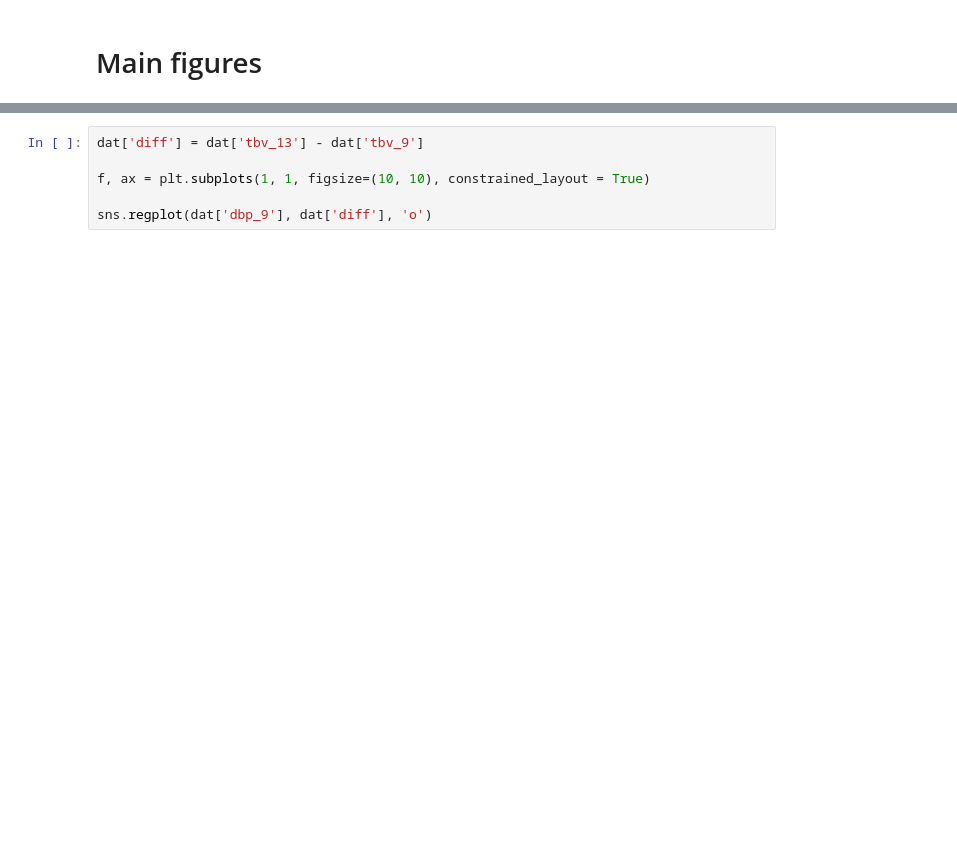
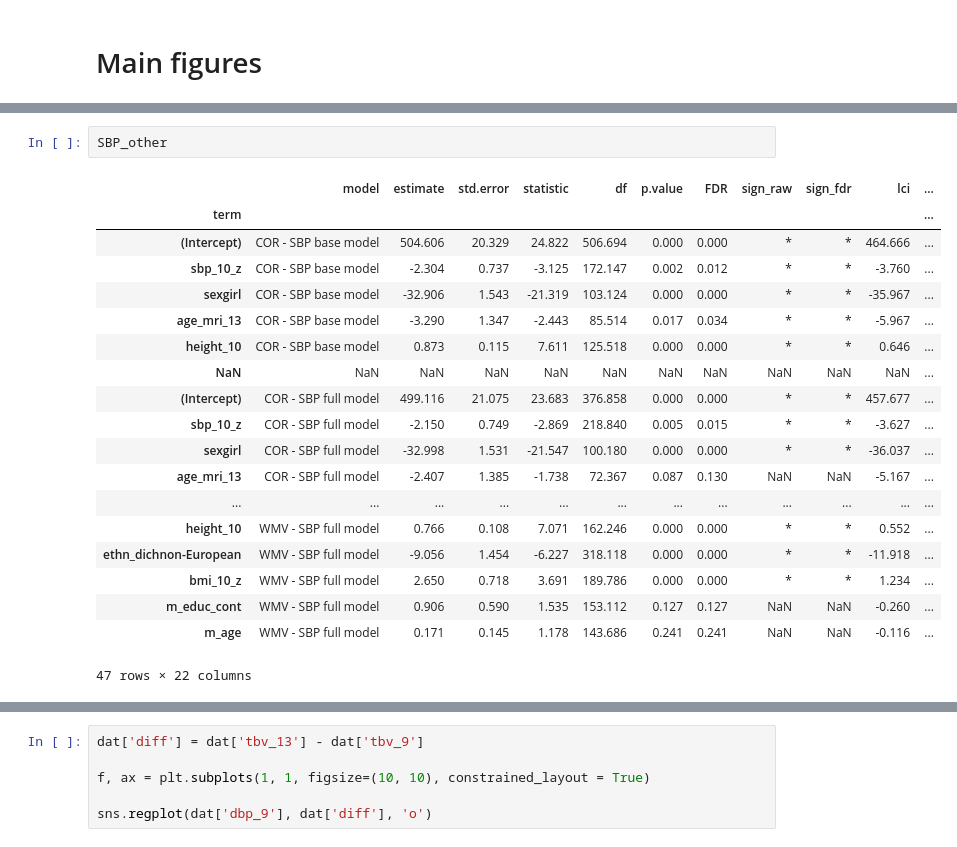
Before and after one commit to SereDef/arterial-health-brain, a Jupyter notebook: 4-Figures.ipynb, the cells around one changed output, grey strips where cells are left out. Cells and saved outputs as stored; diff of their text form; blank space fills up the shorter version.

```diff
--- a/4-Figures.ipynb
+++ b/4-Figures.ipynb
@@ -511,0 +674,22 @@ def plotlong(exp,outc):
+# %%
+SBP_other
+# %% [output]
+|  | model | estimate | std.error | statistic | df | p.value | FDR | sign_raw | sign_fdr | lci | ... |
+| term |  |  |  |  |  |  |  |  |  |  | ... |
+| (Intercept) | COR - SBP base model | 504.606 | 20.329 | 24.822 | 506.694 | 0.000 | 0.000 | * | * | 464.666 | ... |
+| sbp_10_z | COR - SBP base model | -2.304 | 0.737 | -3.125 | 172.147 | 0.002 | 0.012 | * | * | -3.760 | ... |
+| sexgirl | COR - SBP base model | -32.906 | 1.543 | -21.319 | 103.124 | 0.000 | 0.000 | * | * | -35.967 | ... |
+| age_mri_13 | COR - SBP base model | -3.290 | 1.347 | -2.443 | 85.514 | 0.017 | 0.034 | * | * | -5.967 | ... |
+| height_10 | COR - SBP base model | 0.873 | 0.115 | 7.611 | 125.518 | 0.000 | 0.000 | * | * | 0.646 | ... |
+| NaN | NaN | NaN | NaN | NaN | NaN | NaN | NaN | NaN | NaN | NaN | ... |
+| (Intercept) | COR - SBP full model | 499.116 | 21.075 | 23.683 | 376.858 | 0.000 | 0.000 | * | * | 457.677 | ... |
+| sbp_10_z | COR - SBP full model | -2.150 | 0.749 | -2.869 | 218.840 | 0.005 | 0.015 | * | * | -3.627 | ... |
+| sexgirl | COR - SBP full model | -32.998 | 1.531 | -21.547 | 100.180 | 0.000 | 0.000 | * | * | -36.037 | ... |
+| age_mri_13 | COR - SBP full model | -2.407 | 1.385 | -1.738 | 72.367 | 0.087 | 0.130 | NaN | NaN | -5.167 | ... |
+| ... | ... | ... | ... | ... | ... | ... | ... | ... | ... | ... | ... |
+| height_10 | WMV - SBP full model | 0.766 | 0.108 | 7.071 | 162.246 | 0.000 | 0.000 | * | * | 0.552 | ... |
+| ethn_dichnon-European | WMV - SBP full model | -9.056 | 1.454 | -6.227 | 318.118 | 0.000 | 0.000 | * | * | -11.918 | ... |
+| bmi_10_z | WMV - SBP full model | 2.650 | 0.718 | 3.691 | 189.786 | 0.000 | 0.000 | * | * | 1.234 | ... |
+| m_educ_cont | WMV - SBP full model | 0.906 | 0.590 | 1.535 | 153.112 | 0.127 | 0.127 | NaN | NaN | -0.260 | ... |
+| m_age | WMV - SBP full model | 0.171 | 0.145 | 1.178 | 143.686 | 0.241 | 0.241 | NaN | NaN | -0.116 | ... |
+47 rows × 22 columns
```
Also changed, not shown: parts of 78 cells of this notebook, 8 other files.
